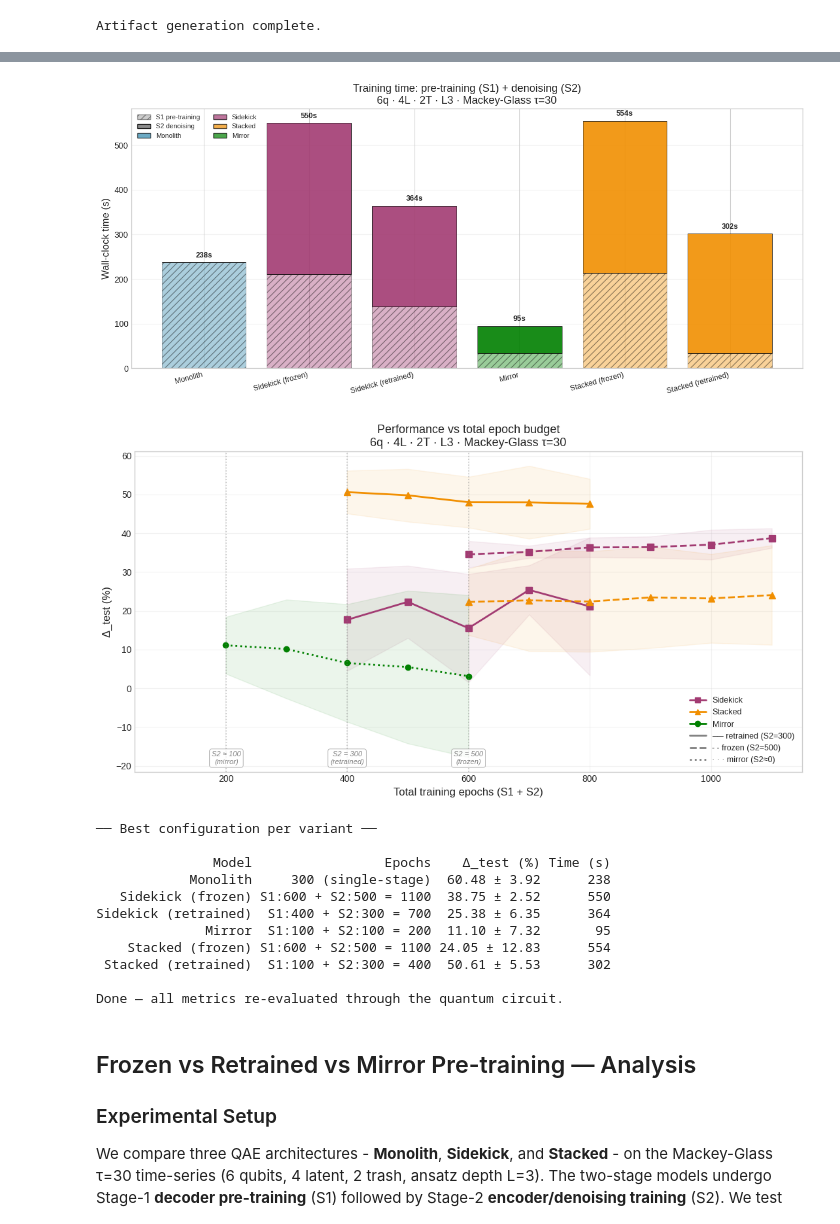
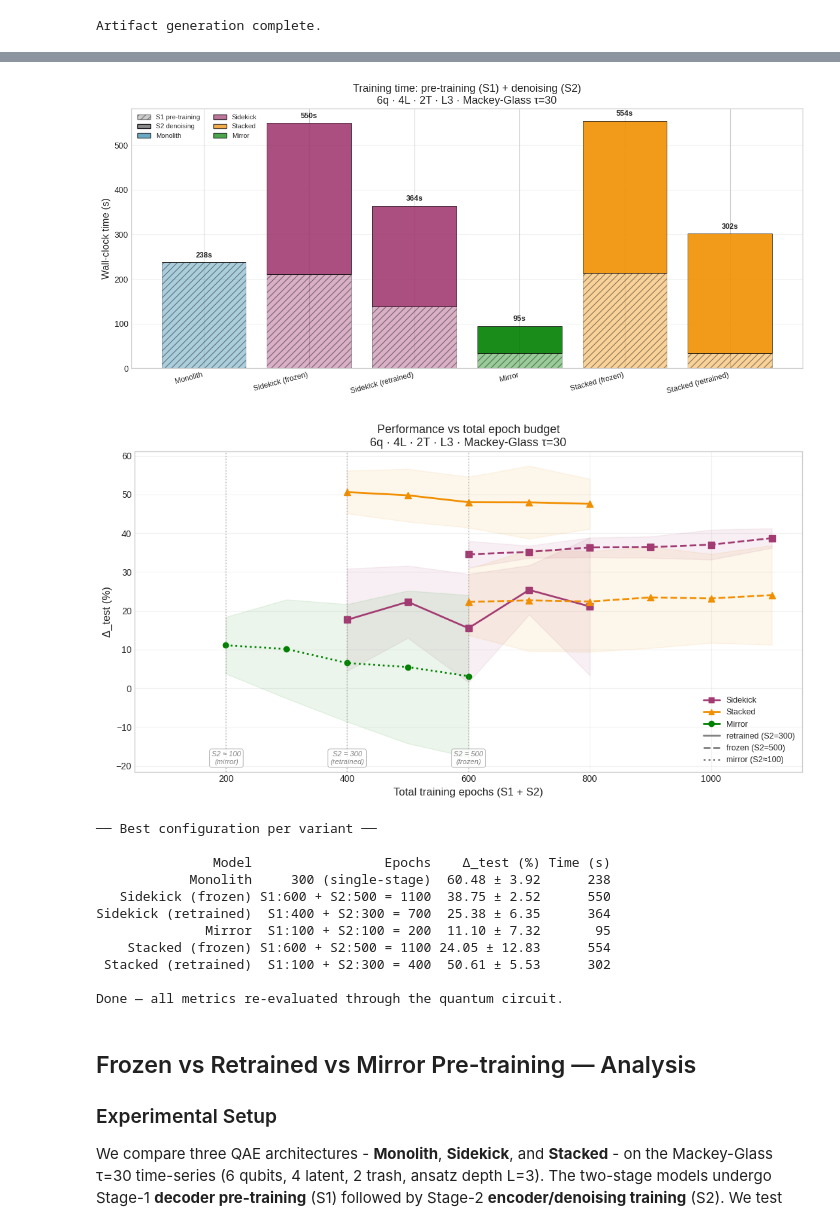
Before and after one commit to EnquantedAI/qae_architectures, a Jupyter notebook: dev/Testing_framework/Framework_JC_v3_0.ipynb, the cells around one changed output, grey strips where cells are left out. Drawn from its saved outputs; the diff is of its cells as text; code cells hidden in the pictures.

Commit message:
Changes to framework charts

```diff
--- a/dev/Testing_framework/Framework_JC_v3_0.ipynb
+++ b/dev/Testing_framework/Framework_JC_v3_0.ipynb
@@ -1970,9 +1970,9 @@ ax1.legend(handles=[
     Line2D([0],[0], color=CLR["Sidekick"], lw=2, marker="s", ms=6, label="Sidekick"),
     Line2D([0],[0], color=CLR["Stacked"],  lw=2, marker="^", ms=6, label="Stacked"),
     Line2D([0],[0], color=CLR["Mirror"],  lw=2, marker="o", ms=6, label="Mirror"),
-    Line2D([0],[0], color="grey", lw=2, ls="-",  label="── retrained (S2=300, enc+dec)"),
-    Line2D([0],[0], color="grey", lw=2, ls="--", label="- - frozen (S2=500, encoder only)"),
-    Line2D([0],[0], color="grey", lw=2, ls=":",  label="· · · mirror (S2≈0, decoder only)"),
+    Line2D([0],[0], color="grey", lw=2, ls="-",  label="retrained (S2=300, enc+dec)"),
+    Line2D([0],[0], color="grey", lw=2, ls="--", label="frozen (S2=500, encoder only)"),
+    Line2D([0],[0], color="grey", lw=2, ls=":",  label="mirror (S2≈100, decoder only)"),
 ], loc="lower right", fontsize=9)
 ax1.grid(True, alpha=.25)
 plt.tight_layout()
@@ -2102,9 +2102,9 @@ ax4.legend(handles=[
     Line2D([0],[0], color=CLR["Sidekick"], lw=2, marker="s", ms=6, label="Sidekick"),
     Line2D([0],[0], color=CLR["Stacked"],  lw=2, marker="^", ms=6, label="Stacked"),
     Line2D([0],[0], color=CLR["Mirror"],  lw=2, marker="o", ms=6, label="Mirror"),
-    Line2D([0],[0], color="grey", lw=2, ls="-",  label="── retrained (S2=300)"),
-    Line2D([0],[0], color="grey", lw=2, ls="--", label="- - frozen (S2=500)"),
-    Line2D([0],[0], color="grey", lw=2, ls=":",  label="· · · mirror (S2≈0)"),
+    Line2D([0],[0], color="grey", lw=2, ls="-",  label="retrained (S2=300)"),
+    Line2D([0],[0], color="grey", lw=2, ls="--", label="frozen (S2=500)"),
+    Line2D([0],[0], color="grey", lw=2, ls=":",  label="mirror (S2≈100)"),
 ], loc="lower right", fontsize=9)
 ax4.set_xlim(50, 1150)
 ax4.grid(True, alpha=.25)
@@ -2152,6 +2152,6 @@ Stacked (retrained)     7.28      48.79 -41.51
 [figure]
 [figure]
-[figure, old version]
+[figure, new version]
 ── Best configuration per variant ──
 
                Model                 Epochs    Δ_test (%) Time (s)
```
Also changed, not shown: parts of 2 cells of this notebook, 2 other files.
